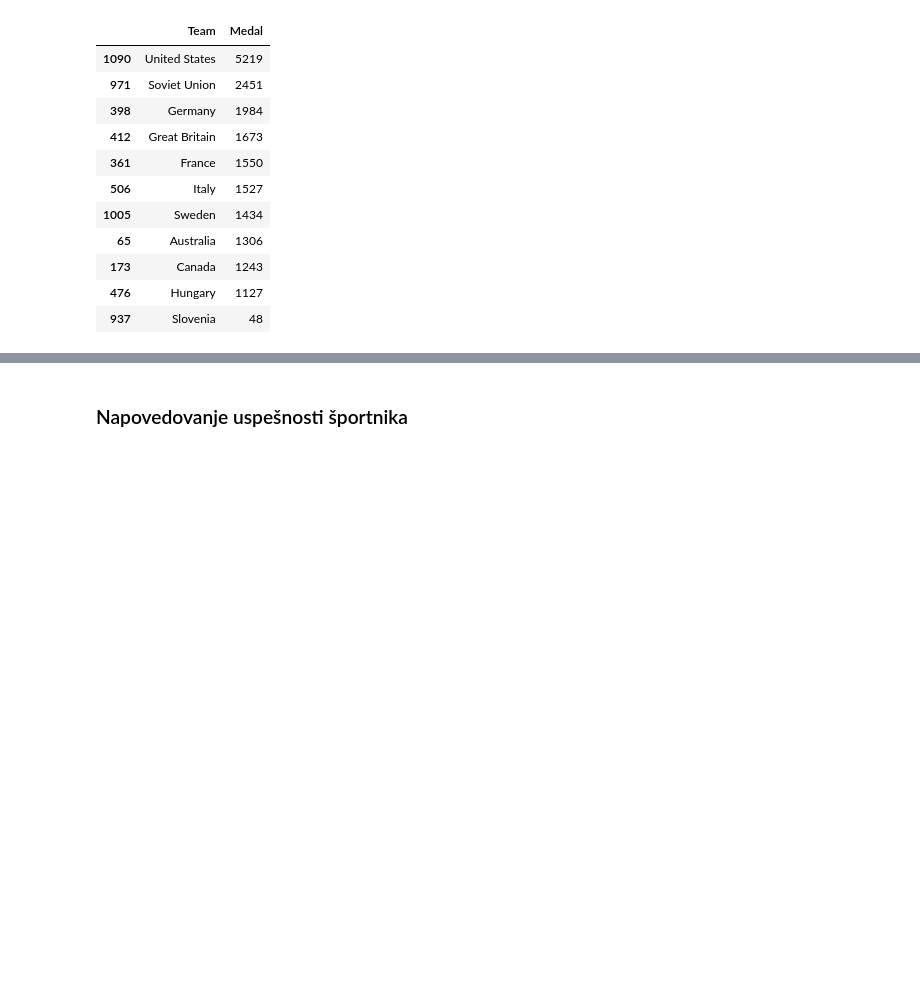
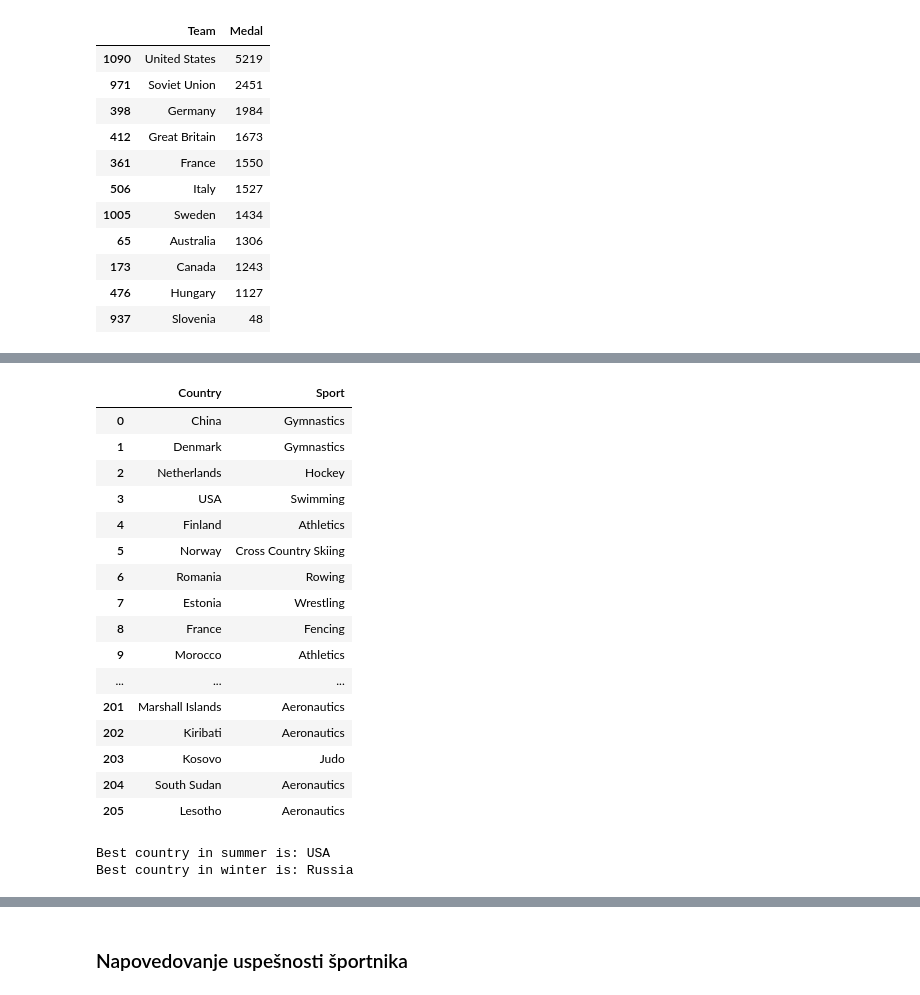
Before and after one commit to ziga-solar/PR19ZSASNKSK, a Jupyter notebook: PR19ZSASNKSK.ipynb, the cells around one changed output, grey strips where cells are left out. Saved outputs shown, nothing was run; the diff lists cells and outputs as text; code cells hidden in the pictures; blank space fills up the shorter version.

```diff
--- a/PR19ZSASNKSK.ipynb
+++ b/PR19ZSASNKSK.ipynb
@@ -197,0 +264,27 @@ top10_medals_teams
+# %%
+#Countries best at sport
+county_best={}
+for key in points.keys():
+    county_best[key]=sports[points[key].index(max(points[key]))]
+# %%
+#Output: Countries best at sport
+pd.set_option('display.max_rows', len(county_best.keys()))
+pd.DataFrame(county_best.items(), columns=["Country", "Sport"])
+# %% [output]
+|  | Country | Sport |
+| 0 | China | Gymnastics |
+| 1 | Denmark | Gymnastics |
+| 2 | Netherlands | Hockey |
+| 3 | USA | Swimming |
+| 4 | Finland | Athletics |
+| 5 | Norway | Cross Country Skiing |
+| 6 | Romania | Rowing |
+| 7 | Estonia | Wrestling |
+| 8 | France | Fencing |
+| 9 | Morocco | Athletics |
+| ... | ... | ... |
+| 201 | Marshall Islands | Aeronautics |
+| 202 | Kiribati | Aeronautics |
+| 203 | Kosovo | Judo |
+| 204 | South Sudan | Aeronautics |
+| 205 | Lesotho | Aeronautics |
@@ -197,0 +311,7 @@ top10_medals_teams
+# %%
+#Output: Best county at winter and summer
+print('Best country in summer is: '+best_summer[1])
+print('Best country in winter is: '+best_winter[1])
+# %% [output]
+Best country in summer is: USA
+Best country in winter is: Russia
```
Also changed, not shown: parts of 14 cells of this notebook.
